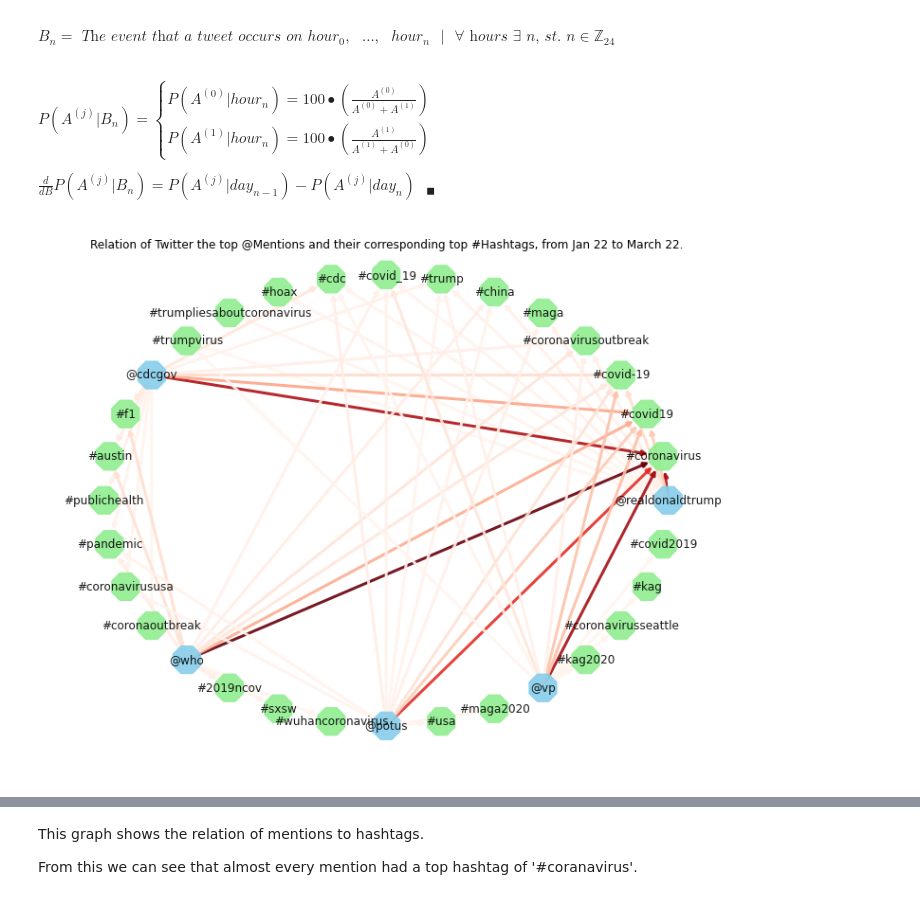
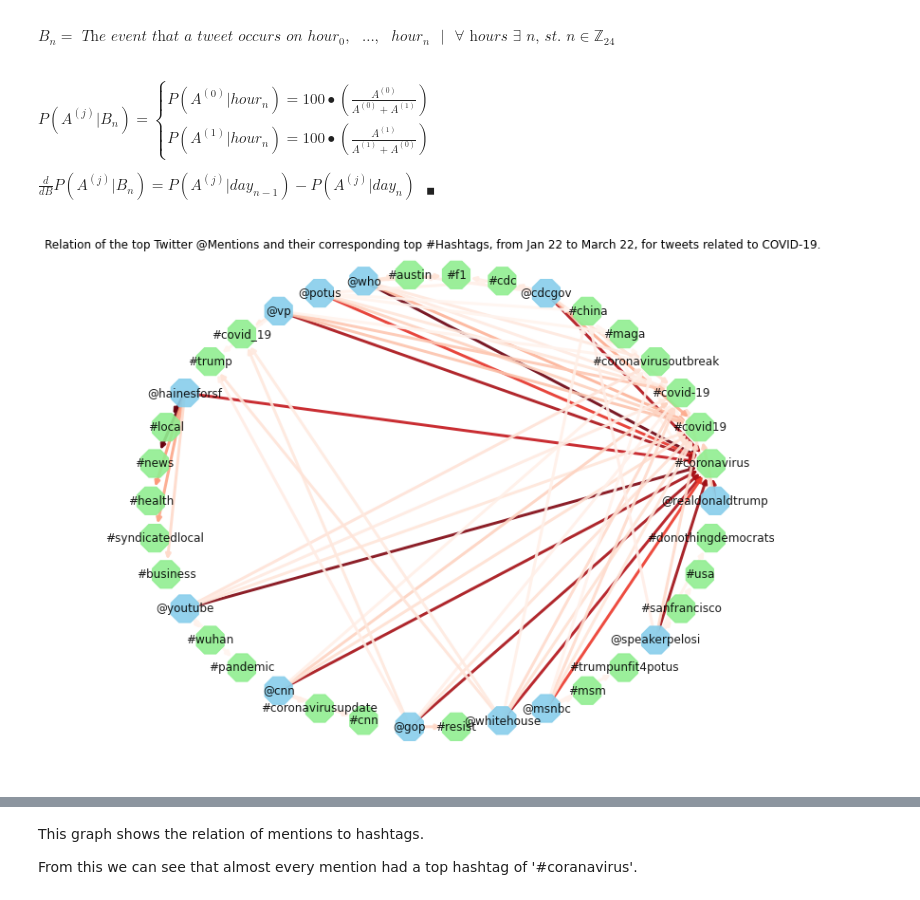
Before and after one commit to Alexander-Kahanek/COVID_Research, a Jupyter notebook: analysis/tweets_analysis.ipynb, the cells around one changed output, grey strips where cells are left out. Drawn from its saved outputs; the diff is of its cells as text; code cells hidden in the pictures.

```diff
--- a/analysis/tweets_analysis.ipynb
+++ b/analysis/tweets_analysis.ipynb
@@ -230,32 +224,32 @@ $ P(A^{(j)}|B_n) =
 
 $ \frac{d} {dB} P(A^{(j)}|B_n) = P(A^{(j)}|day_{n-1}) - P(A^{(j)}|day_{n}) \mbox{ }_\blacksquare $
 # %%
-Nmentions = 5
-Nhashtags = 12
+Nmentions = 12
+Nhashtags = 6
 
 data = get_mentions_hashtags(raw, Nmentions, Nhashtags)
 
 data = data.replace('covidー19', 'covid-19')
 
 data['mention'] = '@' + data['mention']
 data['hashtag'] = '#' + data['hashtag']
 
 nodes = data['mention'].unique()
 
 G=nx.from_pandas_edgelist(data, 'mention', 'hashtag', create_using=nx.DiGraph())
 
 plt.figure(figsize=(10,8))
 
 color_map = []
 for node in G:
     if node in nodes:
         color_map.append('skyblue')
     else:
         color_map.append('lightgreen')
 
 nx.draw_circular(G, with_labels=True, node_size=1000, alpha=0.9, arrows=True, edge_color=data['proportion'], width=3.0, edge_cmap=plt.cm.Reds, node_color=color_map, node_shape="8")
-plt.suptitle("Relation of Twitter the top @Mentions and their corresponding top #Hashtags, from Jan 22 to March 22.")
+plt.suptitle("Relation of the top Twitter @Mentions and their corresponding top #Hashtags, from Jan 22 to March 22, for tweets related to COVID-19.")
 
 plt.show()
 # %% [output]
-[figure, old version]
+[figure, new version]
```
Also changed, not shown: parts of 3 cells of this notebook.
